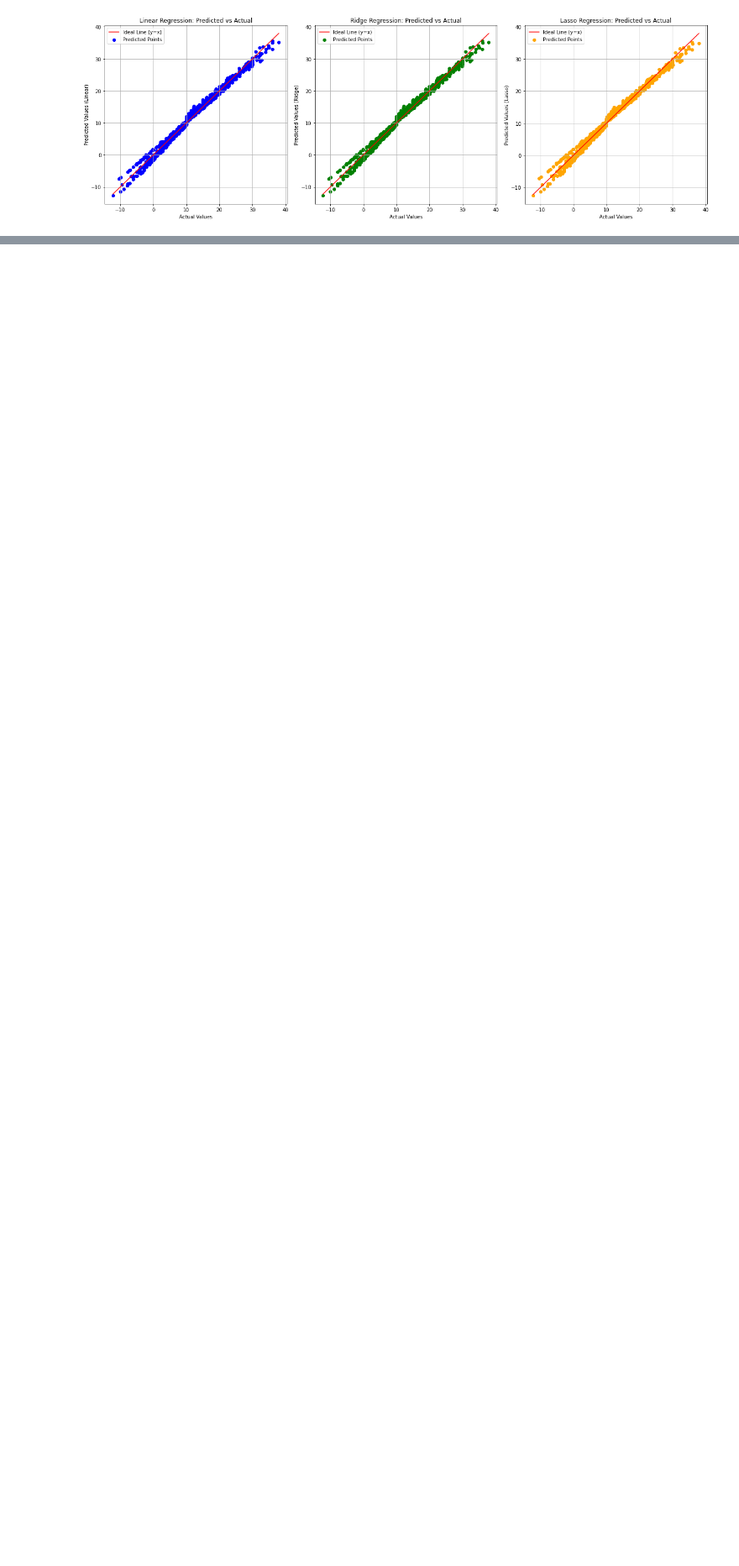
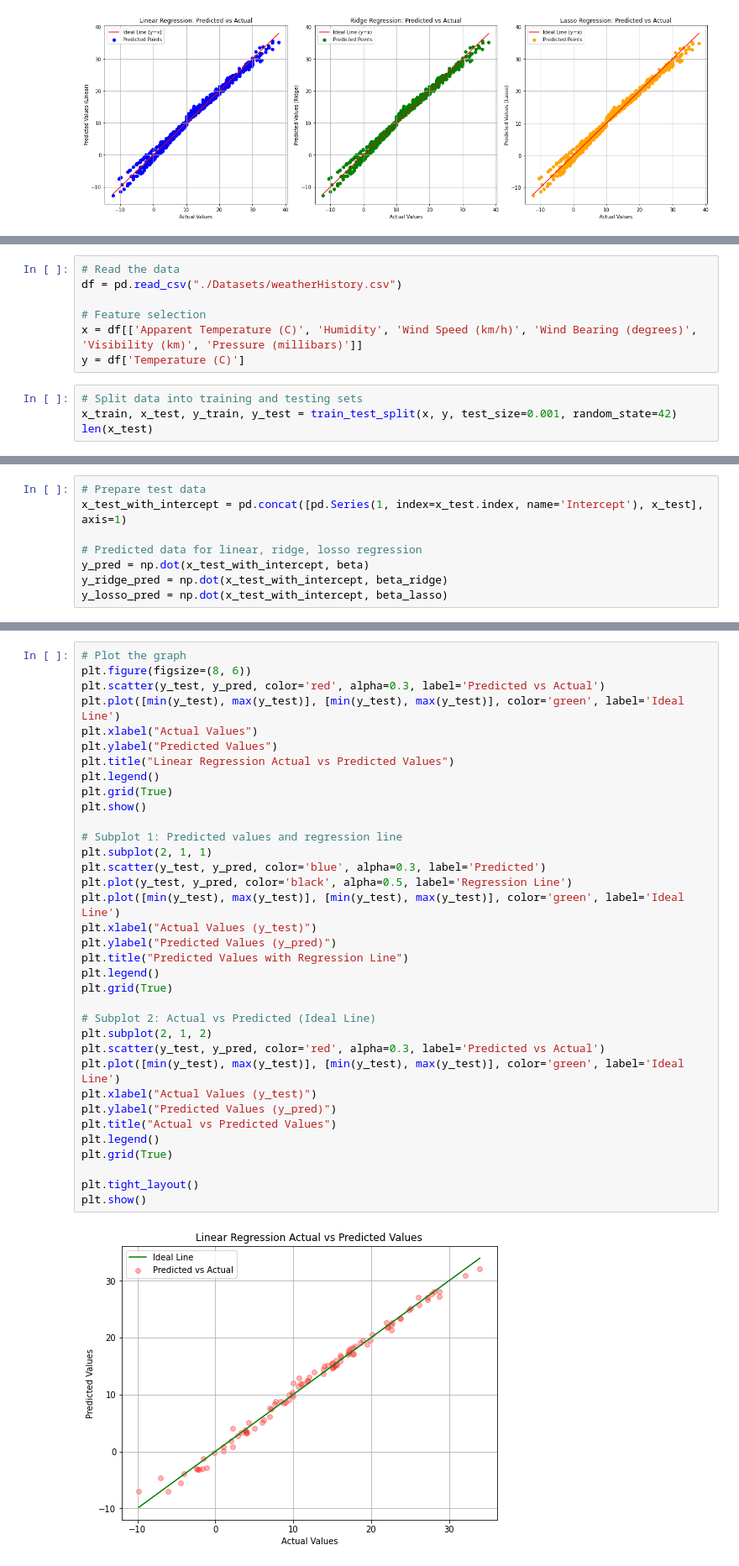
Before and after one commit to CoderDebojit/Debojit-Dhali, a Jupyter notebook: Python/JupyterNoteBook/JU - Assignment 2.ipynb, the cells around one changed output, grey strips where cells are left out. Shown at 84% size. Cells and saved outputs as stored; diff of their text form; blank space fills up the shorter version.

```diff
--- a/Python/JupyterNoteBook/JU - Assignment 2.ipynb
+++ b/Python/JupyterNoteBook/JU - Assignment 2.ipynb
@@ -484,0 +497,11 @@ plt.show()
+# %%
+# Read the data
+df = pd.read_csv("./Datasets/weatherHistory.csv")
+
+# Feature selection
+x = df[['Apparent Temperature (C)', 'Humidity', 'Wind Speed (km/h)', 'Wind Bearing (degrees)', 'Visibility (km)', 'Pressure (millibars)']]
+y = df['Temperature (C)']
+# %%
+# Split data into training and testing sets
+x_train, x_test, y_train, y_test = train_test_split(x, y, test_size=0.001, random_state=42)
+len(x_test)
@@ -484,0 +613,8 @@ plt.show()
+# %%
+# Prepare test data
+x_test_with_intercept = pd.concat([pd.Series(1, index=x_test.index, name='Intercept'), x_test], axis=1)
+
+# Predicted data for linear, ridge, losso regression
+y_pred = np.dot(x_test_with_intercept, beta)
+y_ridge_pred = np.dot(x_test_with_intercept, beta_ridge)
+y_losso_pred = np.dot(x_test_with_intercept, beta_lasso)
@@ -484,0 +639,37 @@ plt.show()
+# %%
+# Plot the graph
+plt.figure(figsize=(8, 6))
+plt.scatter(y_test, y_pred, color='red', alpha=0.3, label='Predicted vs Actual')
+plt.plot([min(y_test), max(y_test)], [min(y_test), max(y_test)], color='green', label='Ideal Line')
+plt.xlabel("Actual Values")
+plt.ylabel("Predicted Values")
+plt.title("Linear Regression Actual vs Predicted Values")
+plt.legend()
+plt.grid(True)
+plt.show()
+
+# Subplot 1: Predicted values and regression line
+plt.subplot(2, 1, 1)
+plt.scatter(y_test, y_pred, color='blue', alpha=0.3, label='Predicted')
+plt.plot(y_test, y_pred, color='black', alpha=0.5, label='Regression Line')
+plt.plot([min(y_test), max(y_test)], [min(y_test), max(y_test)], color='green', label='Ideal Line')
+plt.xlabel("Actual Values (y_test)")
+plt.ylabel("Predicted Values (y_pred)")
+plt.title("Predicted Values with Regression Line")
+plt.legend()
+plt.grid(True)
+
+# Subplot 2: Actual vs Predicted (Ideal Line)
+plt.subplot(2, 1, 2)
+plt.scatter(y_test, y_pred, color='red', alpha=0.3, label='Predicted vs Actual')
+plt.plot([min(y_test), max(y_test)], [min(y_test), max(y_test)], color='green', label='Ideal Line')
+plt.xlabel("Actual Values (y_test)")
+plt.ylabel("Predicted Values (y_pred)")
+plt.title("Actual vs Predicted Values")
+plt.legend()
+plt.grid(True)
+
+plt.tight_layout()
+plt.show()
+# %% [output]
+[figure, added]
```
Also changed, not shown: parts of 13 cells of this notebook.
